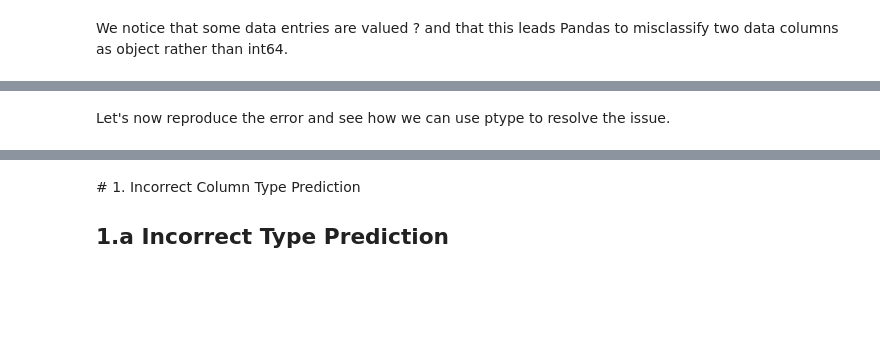
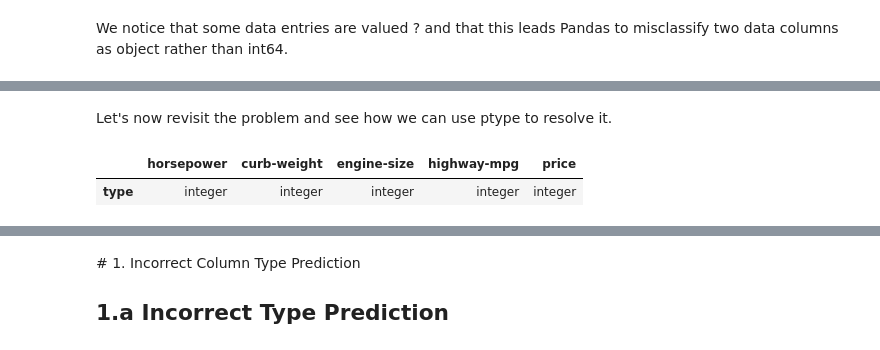
Before and after one commit to alan-turing-institute/ptype, a Jupyter notebook: notebooks/demo_column.ipynb, the cells around one changed output, grey strips where cells are left out. Saved outputs shown, nothing was run; the diff lists cells and outputs as text; code cells hidden in the pictures; blank space fills up the shorter version.

```diff
--- a/notebooks/demo_column.ipynb
+++ b/notebooks/demo_column.ipynb
@@ -102,5 +152,5 @@ build_table_schema(df)
 # %% [markdown]
-Let's now reproduce the error and see how we can use ptype to resolve the issue.
+Let's now revisit the problem and see how we can use ptype to resolve it.
 # %%
 headers = ["symboling","normalized-losses","make","fuel-type","aspiration", "num-of-doors","body-style",
          "drive-wheels","engine-location","wheel-base", "length","width","height","curb-weight","engine-type",
@@ -114,5 +164,7 @@ df.head()
 ptype = Ptype()
 # %%
 schema = ptype.fit_schema(df)
-schema
-# pprint.pprint(schema)
+ptype.show_schema()
+# %% [output]
+|  | horsepower | curb-weight | engine-size | highway-mpg | price |
+| type | integer | integer | integer | integer | integer |
```
Also changed, not shown: parts of 21 cells of this notebook, 1 other file.
